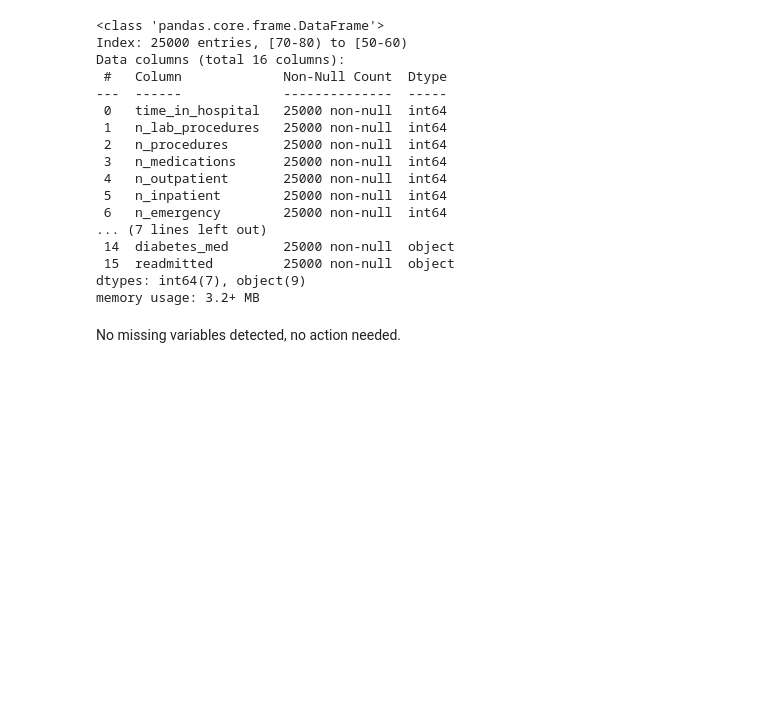
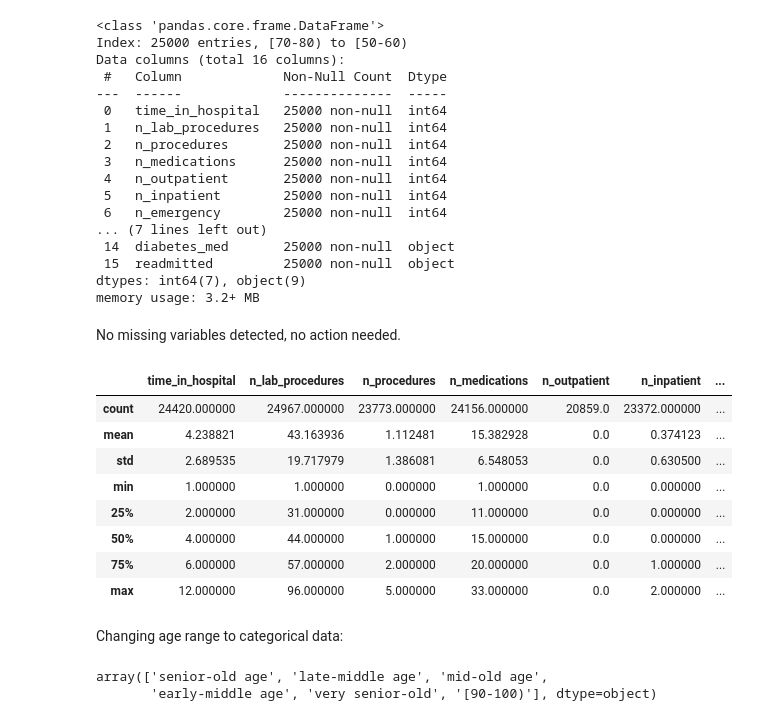
Before and after one commit to el-tortugo/hospital-readmissions-project, a Jupyter notebook: hrea-exploration.ipynb, the cells around one changed output. Drawn from its saved outputs; the diff is of its cells as text; code cells hidden in the pictures; blank space fills up the shorter version.

```diff
--- a/hrea-exploration.ipynb
+++ b/hrea-exploration.ipynb
@@ -132,3 +142,23 @@ dtypes: int64(7), object(9)
 memory usage: 3.2+ MB
 # %% [markdown]
 No missing variables detected, no action needed.
+# %%
+df.describe()
+# %% [output]
+|  | time_in_hospital | n_lab_procedures | n_procedures | n_medications | n_outpatient | n_inpatient | ... |
+| count | 24420.000000 | 24967.000000 | 23773.000000 | 24156.000000 | 20859.0 | 23372.000000 | ... |
+| mean | 4.238821 | 43.163936 | 1.112481 | 15.382928 | 0.0 | 0.374123 | ... |
+| std | 2.689535 | 19.717979 | 1.386081 | 6.548053 | 0.0 | 0.630500 | ... |
+| min | 1.000000 | 1.000000 | 0.000000 | 1.000000 | 0.0 | 0.000000 | ... |
+| 25% | 2.000000 | 31.000000 | 0.000000 | 11.000000 | 0.0 | 0.000000 | ... |
+| 50% | 4.000000 | 44.000000 | 1.000000 | 15.000000 | 0.0 | 0.000000 | ... |
+| 75% | 6.000000 | 57.000000 | 2.000000 | 20.000000 | 0.0 | 1.000000 | ... |
+| max | 12.000000 | 96.000000 | 5.000000 | 33.000000 | 0.0 | 2.000000 | ... |
+# %% [markdown]
+Changing age range to categorical data:
+# %%
+#Check unique
+df['age'].unique()
+# %% [output]
+array(['senior-old age', 'late-middle age', 'mid-old age',
+       'early-middle age', 'very senior-old', '[90-100)'], dtype=object)
```
Also changed, not shown: parts of 36 cells of this notebook.
